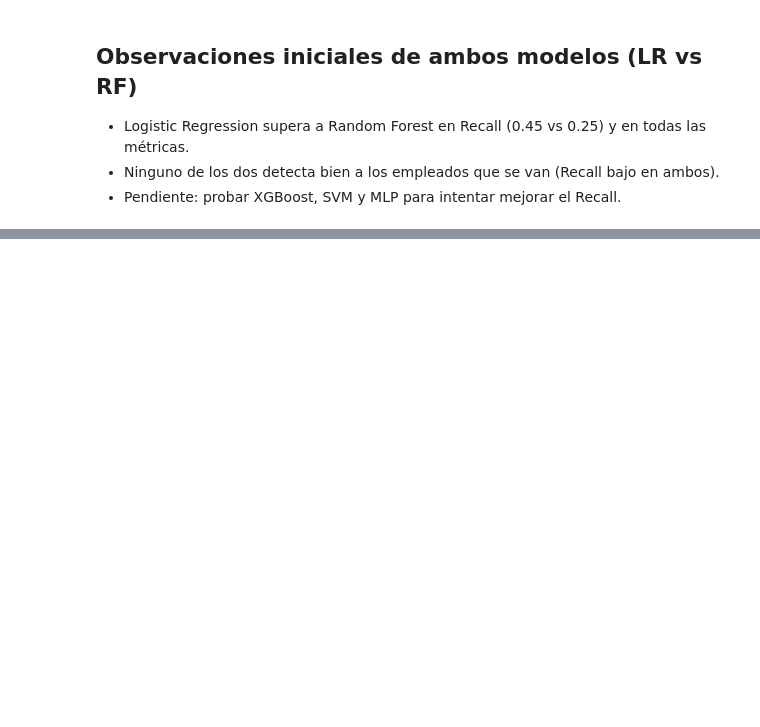
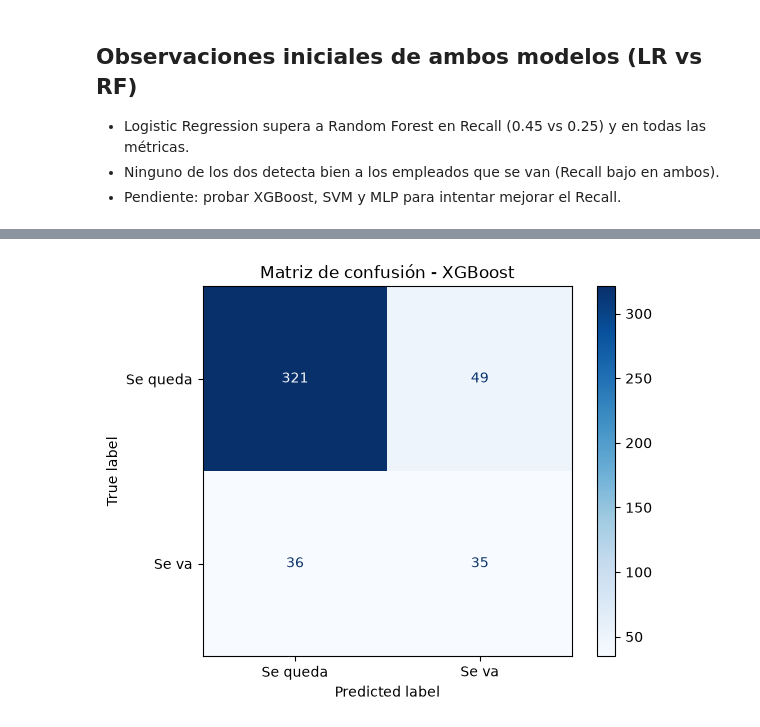
Before and after one commit to MarioFernandezH/TFM-Employee-Attrition, a Jupyter notebook: notebooks/04_models_comparison.ipynb, the cells around one changed output, grey strips where cells are left out. Cells and saved outputs as stored; diff of their text form; code cells hidden in the pictures; blank space fills up the shorter version.

Commit message:
Comparativa de modelos y selección de finalista

```diff
--- a/notebooks/04_models_comparison.ipynb
+++ b/notebooks/04_models_comparison.ipynb
@@ -344,0 +480,27 @@ Tabla guardada
+# %%
+from xgboost import XGBClassifier
+
+modelo_xgb = XGBClassifier(
+    n_estimators=300,
+    max_depth=3,
+    learning_rate=0.03,
+    subsample=0.7,
+    colsample_bytree=0.7,
+    scale_pos_weight=ratio,
+    random_state=42,
+    eval_metric='logloss',
+    tree_method="hist",
+)
+
+modelo_xgb.fit(X_train, y_train)
+
+y_pred = modelo_xgb.predict(X_test)
+y_proba = modelo_xgb.predict_proba(X_test)[:, 1]
+y_pred_train = modelo_xgb.predict(X_train)
+
+# --- Evaluación ---
+print("Accuracy Train 3:", accuracy_score(y_train, y_pred_train))
+print("Accuracy 3:", accuracy_score(y_test, y_pred))
+print("ROC AUC 3:", roc_auc_score(y_test, y_proba))
+print("\nClassification report 3:")
+print(classification_report(y_test, y_pred))
@@ -344,0 +521,20 @@ Tabla guardada
+# %%
+# --- Matriz de confusión XGBoost ---
+import os
+from sklearn.metrics import confusion_matrix, ConfusionMatrixDisplay
+
+# --- Ruta base anclada a la raiz del proyecto (por un error al guardar la imagen) ---
+RUTA_BASE = os.path.abspath(os.path.join(os.getcwd(), '..'))
+RUTA_FIGURES = os.path.join(RUTA_BASE, 'reports', 'figures')
+
+cm = confusion_matrix(y_test, y_pred)
+disp = ConfusionMatrixDisplay(confusion_matrix=cm,
+                              display_labels=['Se queda', 'Se va'])
+disp.plot(cmap='Blues')
+plt.title("Matriz de confusión - XGBoost")
+
+plt.savefig(os.path.join(RUTA_FIGURES, 'cm_xgboost.png'),
+            dpi=150, bbox_inches='tight')
+plt.show()
+# %% [output]
+[figure, added]
```
Also changed, not shown: parts of 49 cells of this notebook, 8 other files.
